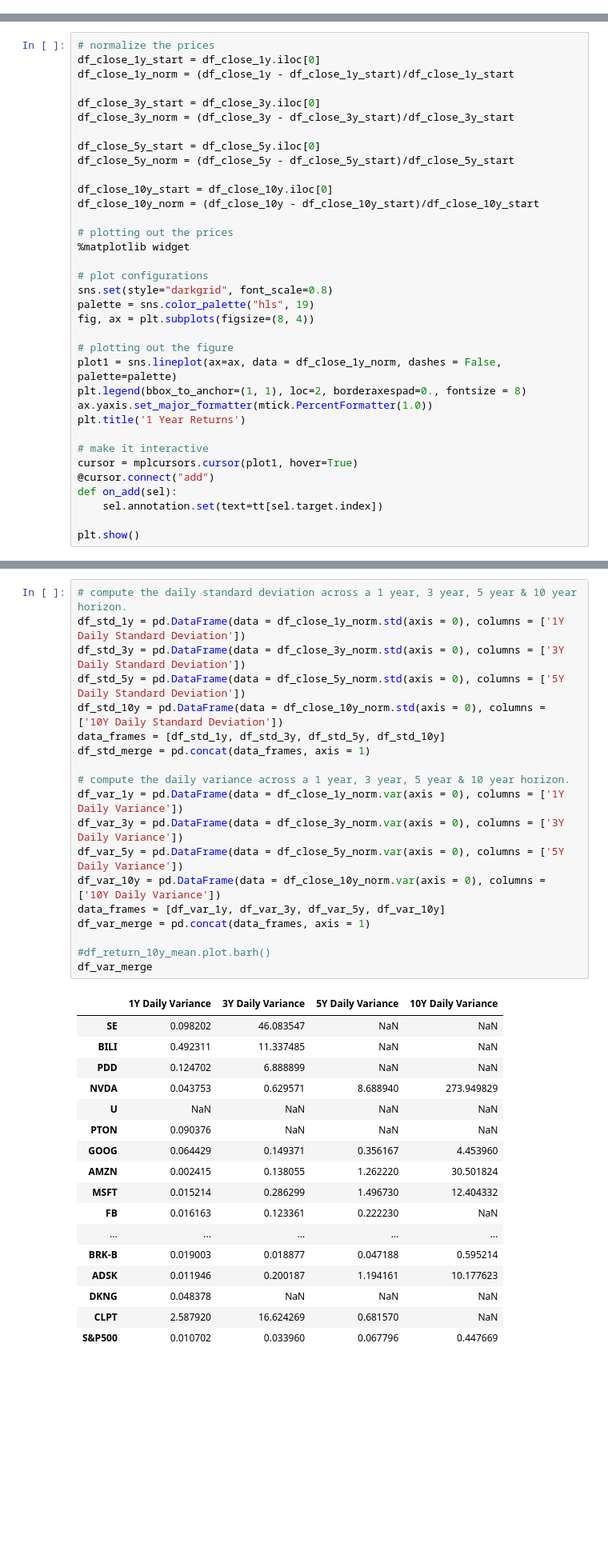
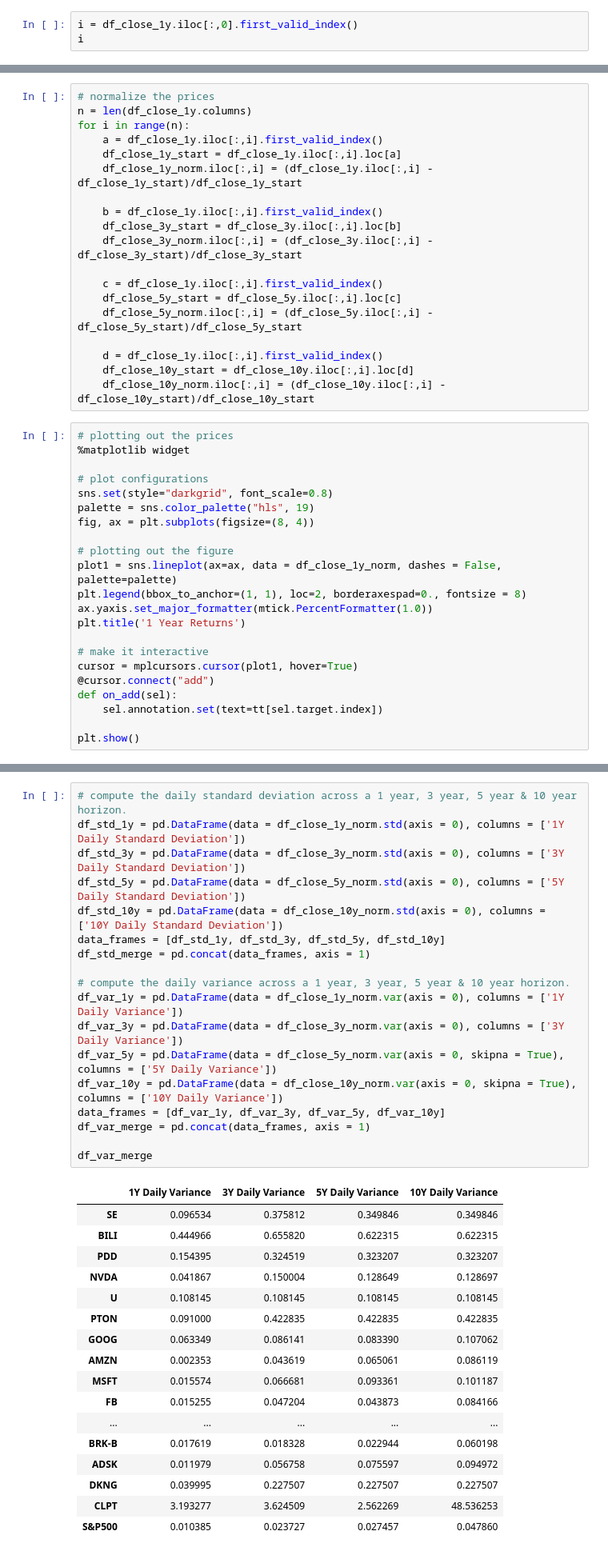
Before and after one commit to charlesyew/portfolio-analysis, a Jupyter notebook: mpt.ipynb, the cells around one changed output, grey strips where cells are left out. Shown at 80% size. Drawn from its saved outputs; the diff is of its cells as text; blank space fills up the shorter version.

```diff
--- a/mpt.ipynb
+++ b/mpt.ipynb
@@ -122,0 +123,3 @@ df_close_1y.tail(5)
+# %%
+i = df_close_1y.iloc[:,0].first_valid_index()
+i
@@ -123,17 +132,23 @@ df_close_1y.tail(5)
+# %%
+# normalize the prices
+n = len(df_close_1y.columns)
+for i in range(n):
+    a = df_close_1y.iloc[:,i].first_valid_index()
+    df_close_1y_start = df_close_1y.iloc[:,i].loc[a]
+    df_close_1y_norm.iloc[:,i] = (df_close_1y.iloc[:,i] - df_close_1y_start)/df_close_1y_start
+
+    b = df_close_1y.iloc[:,i].first_valid_index()
+    df_close_3y_start = df_close_3y.iloc[:,i].loc[b]
+    df_close_3y_norm.iloc[:,i] = (df_close_3y.iloc[:,i] - df_close_3y_start)/df_close_3y_start
+
+    c = df_close_1y.iloc[:,i].first_valid_index()
+    df_close_5y_start = df_close_5y.iloc[:,i].loc[c]
+    df_close_5y_norm.iloc[:,i] = (df_close_5y.iloc[:,i] - df_close_5y_start)/df_close_5y_start
+
+    d = df_close_1y.iloc[:,i].first_valid_index()
+    df_close_10y_start = df_close_10y.iloc[:,i].loc[d]
+    df_close_10y_norm.iloc[:,i] = (df_close_10y.iloc[:,i] - df_close_10y_start)/df_close_10y_start
 # %%
-# normalize the prices
-df_close_1y_start = df_close_1y.iloc[0]
-df_close_1y_norm = (df_close_1y - df_close_1y_start)/df_close_1y_start
-
-df_close_3y_start = df_close_3y.iloc[0]
-df_close_3y_norm = (df_close_3y - df_close_3y_start)/df_close_3y_start
-
-df_close_5y_start = df_close_5y.iloc[0]
-df_close_5y_norm = (df_close_5y - df_close_5y_start)/df_close_5y_start
-
-df_close_10y_start = df_close_10y.iloc[0]
-df_close_10y_norm = (df_close_10y - df_close_10y_start)/df_close_10y_start
-
 # plotting out the prices
 %matplotlib widget
 
@@ -220,39 +235,38 @@ We see that the annualized returns are skewed to the right due to the broad spik
 # %%
 # compute the daily standard deviation across a 1 year, 3 year, 5 year & 10 year horizon.
 df_std_1y = pd.DataFrame(data = df_close_1y_norm.std(axis = 0), columns = ['1Y Daily Standard Deviation'])
 df_std_3y = pd.DataFrame(data = df_close_3y_norm.std(axis = 0), columns = ['3Y Daily Standard Deviation'])
 df_std_5y = pd.DataFrame(data = df_close_5y_norm.std(axis = 0), columns = ['5Y Daily Standard Deviation'])
 df_std_10y = pd.DataFrame(data = df_close_10y_norm.std(axis = 0), columns = ['10Y Daily Standard Deviation'])
 data_frames = [df_std_1y, df_std_3y, df_std_5y, df_std_10y]
 df_std_merge = pd.concat(data_frames, axis = 1)
 
 # compute the daily variance across a 1 year, 3 year, 5 year & 10 year horizon.
 df_var_1y = pd.DataFrame(data = df_close_1y_norm.var(axis = 0), columns = ['1Y Daily Variance'])
 df_var_3y = pd.DataFrame(data = df_close_3y_norm.var(axis = 0), columns = ['3Y Daily Variance'])
-df_var_5y = pd.DataFrame(data = df_close_5y_norm.var(axis = 0), columns = ['5Y Daily Variance'])
-df_var_10y = pd.DataFrame(data = df_close_10y_norm.var(axis = 0), columns = ['10Y Daily Variance'])
+df_var_5y = pd.DataFrame(data = df_close_5y_norm.var(axis = 0, skipna = True), columns = ['5Y Daily Variance'])
+df_var_10y = pd.DataFrame(data = df_close_10y_norm.var(axis = 0, skipna = True), columns = ['10Y Daily Variance'])
 data_frames = [df_var_1y, df_var_3y, df_var_5y, df_var_10y]
 df_var_merge = pd.concat(data_frames, axis = 1)
 
-#df_return_10y_mean.plot.barh()
 df_var_merge
 # %% [output]
 |  | 1Y Daily Variance | 3Y Daily Variance | 5Y Daily Variance | 10Y Daily Variance |
-| SE | 0.098202 | 46.083547 | NaN | NaN |
-| BILI | 0.492311 | 11.337485 | NaN | NaN |
-| PDD | 0.124702 | 6.888899 | NaN | NaN |
-| NVDA | 0.043753 | 0.629571 | 8.688940 | 273.949829 |
-| U | NaN | NaN | NaN | NaN |
-| PTON | 0.090376 | NaN | NaN | NaN |
-| GOOG | 0.064429 | 0.149371 | 0.356167 | 4.453960 |
-| AMZN | 0.002415 | 0.138055 | 1.262220 | 30.501824 |
-| MSFT | 0.015214 | 0.286299 | 1.496730 | 12.404332 |
-| FB | 0.016163 | 0.123361 | 0.222230 | NaN |
+| SE | 0.096534 | 0.375812 | 0.349846 | 0.349846 |
+| BILI | 0.444966 | 0.655820 | 0.622315 | 0.622315 |
+| PDD | 0.154395 | 0.324519 | 0.323207 | 0.323207 |
+| NVDA | 0.041867 | 0.150004 | 0.128649 | 0.128697 |
+| U | 0.108145 | 0.108145 | 0.108145 | 0.108145 |
+| PTON | 0.091000 | 0.422835 | 0.422835 | 0.422835 |
+| GOOG | 0.063349 | 0.086141 | 0.083390 | 0.107062 |
+| AMZN | 0.002353 | 0.043619 | 0.065061 | 0.086119 |
+| MSFT | 0.015574 | 0.066681 | 0.093361 | 0.101187 |
+| FB | 0.015255 | 0.047204 | 0.043873 | 0.084166 |
 | ... | ... | ... | ... | ... |
-| BRK-B | 0.019003 | 0.018877 | 0.047188 | 0.595214 |
-| ADSK | 0.011946 | 0.200187 | 1.194161 | 10.177623 |
-| DKNG | 0.048378 | NaN | NaN | NaN |
-| CLPT | 2.587920 | 16.624269 | 0.681570 | NaN |
-| S&P500 | 0.010702 | 0.033960 | 0.067796 | 0.447669 |
+| BRK-B | 0.017619 | 0.018328 | 0.022944 | 0.060198 |
+| ADSK | 0.011979 | 0.056758 | 0.075597 | 0.094972 |
+| DKNG | 0.039995 | 0.227507 | 0.227507 | 0.227507 |
+| CLPT | 3.193277 | 3.624509 | 2.562269 | 48.536253 |
+| S&P500 | 0.010385 | 0.023727 | 0.027457 | 0.047860 |
 # %%
 # compute the pearson pairwise correlation matrix
```
Also changed, not shown: parts of 17 cells of this notebook.
